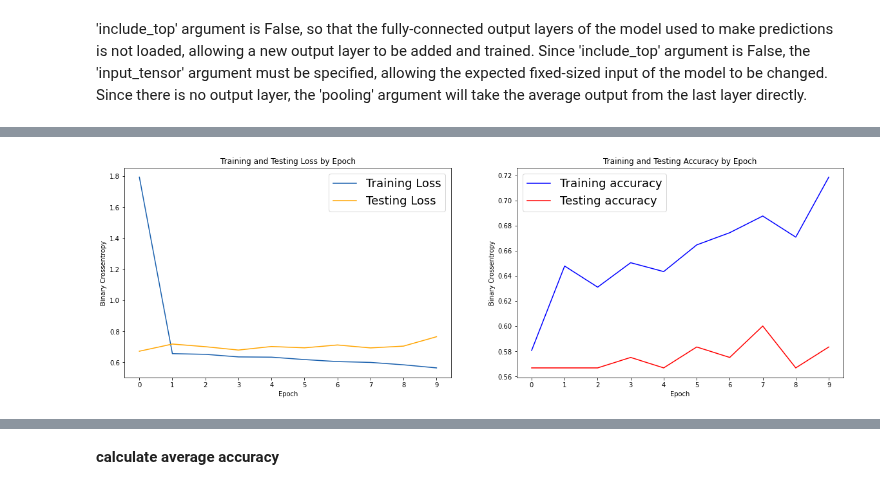
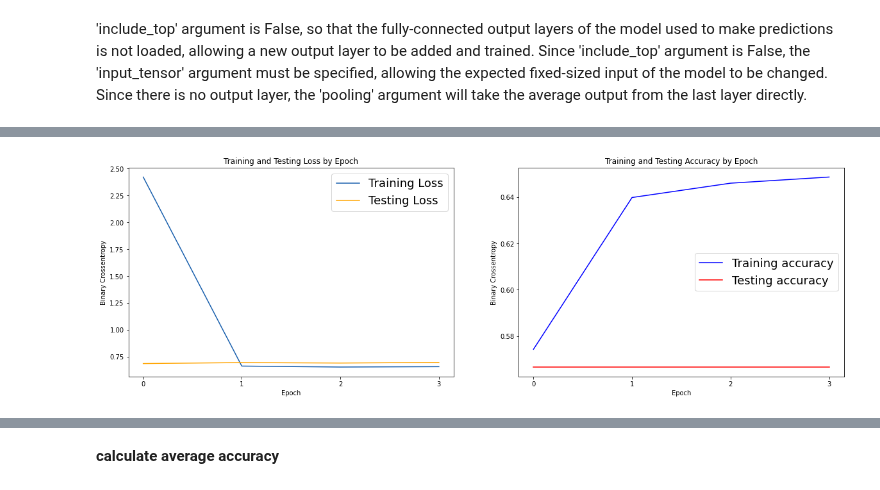
Before and after one commit to doscsy12/knee_mri_proj, a Jupyter notebook: code/Model_building_meniscus_vgg16.ipynb, the cells around one changed output, grey strips where cells are left out. Drawn from its saved outputs; the diff is of its cells as text; code cells hidden in the pictures.

Commit message:
Update models

```diff
--- a/code/Model_building_meniscus_vgg16.ipynb
+++ b/code/Model_building_meniscus_vgg16.ipynb
@@ -175,6 +170,7 @@ axial_mensicus_val, axial_mensicus_label_val  = data_gen('valid', 'axial', 'meni
 sagittal_mensicus_val, sagittal_mensicus_label_val  = data_gen('valid', 'sagittal', 'meniscus')
 # %%
 def plot_results(model):
+    '''this function plots the results of the model'''
     train_loss = model.history['loss']
     test_loss = model.history['val_loss']
     acc = model.history['accuracy']
@@ -257,6 +255,7 @@ Since 'include_top' argument is False, the 'input_tensor' argument must be speci
 Since there is no output layer, the 'pooling' argument will take the average output from the last layer directly.
 # %%
 def finetune_model(model_name, num_epochs, train_data, train_labels, validation_data, validation_labels):
+    '''this function builds and runs the model'''
     # path_dir = r'C:\Users\USER\DSI-roughpaper\capstone\data'
     # weights_path = f'{path_dir}\{model_name}\\add_weights.h5'
     path_dir = '/content/drive/MyDrive'
@@ -279,19 +278,20 @@ def finetune_model(model_name, num_epochs, train_data, train_labels, validation_
     for layer in model.layers[:15]:
         layer.trainable = False
 
-    sgd = optimizers.SGD(lr=1e-4, decay=1e-6, momentum=0.9, nesterov=False)
+    sgd = optimizers.SGD(learning_rate=1e-4, decay=1e-6, momentum=0.9, nesterov=False)
     final_model.compile(optimizer=sgd, loss='binary_crossentropy', metrics=['accuracy'])
 
     history = final_model.fit(x=train_data, y=np.array(train_labels),
             batch_size=32,
             validation_data=(validation_data, np.array(validation_labels)),
             epochs=num_epochs,
+            callbacks = [EarlyStopping(patience=3, monitor = 'val_loss', mode = 'min')],
             verbose=1)
 
     return final_model, history
 # %%
 # coronal plane
-num_epochs=10
+num_epochs=20
 
 cor_men_model, vgg_cor_men = finetune_model('vgg_cor_men', num_epochs, coronal_mensicus, coronal_mensicus_label, coronal_mensicus_val, coronal_mensicus_label_val)
 
@@ -323,4 +314,4 @@ Epoch 10/10
-[figure, old version]
+[figure, new version]
 # %%
 # axial plane
 num_epochs=10
```
Also changed, not shown: parts of 17 cells of this notebook, 2 other files.
